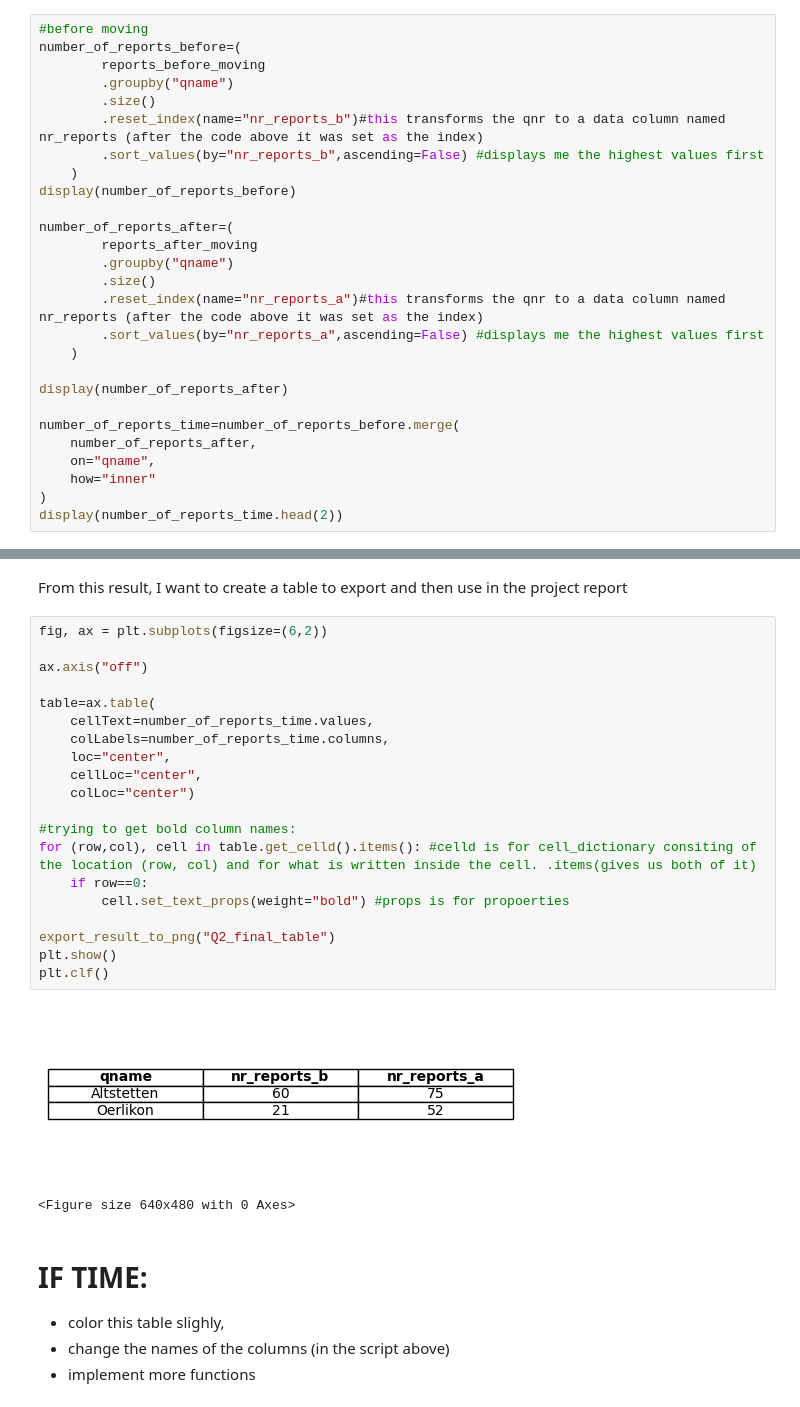
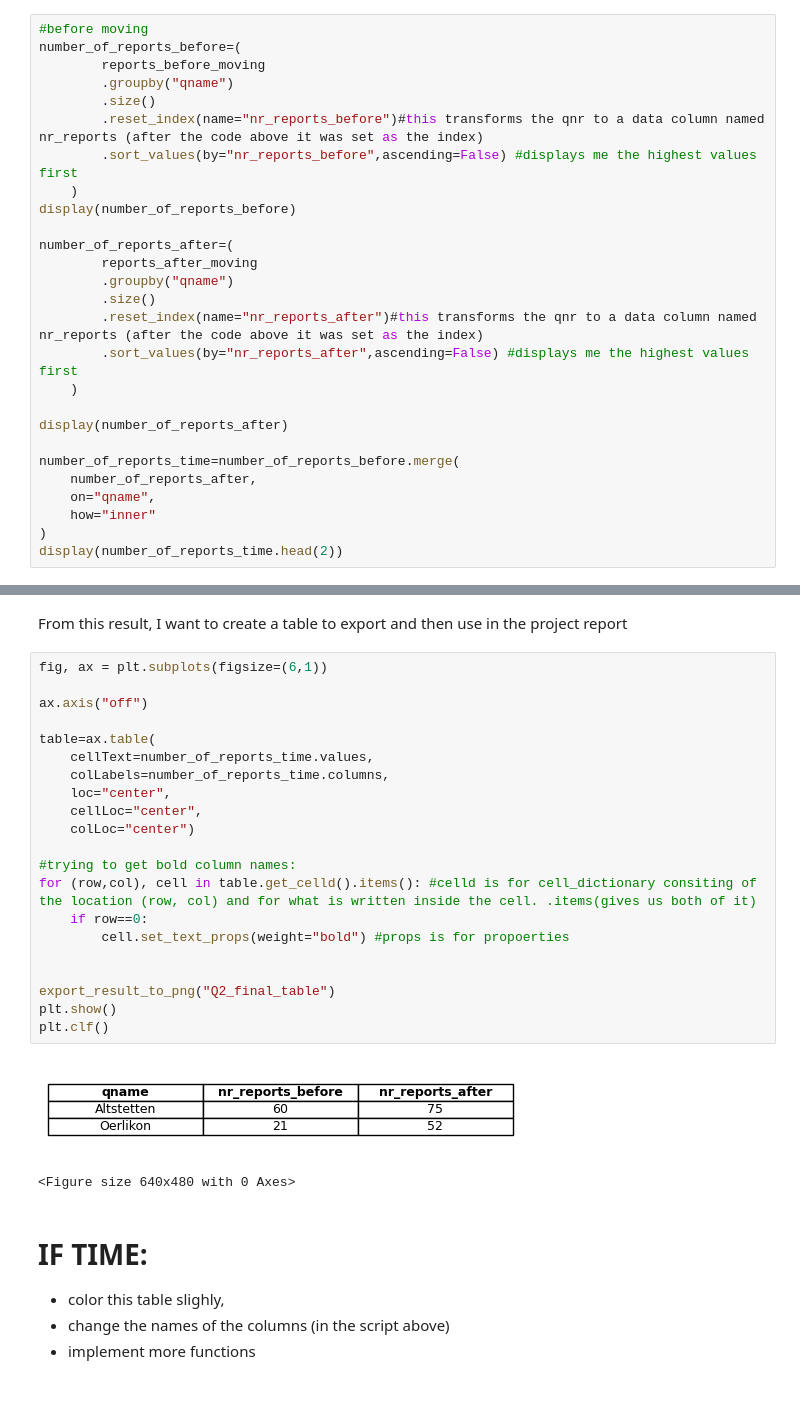
Before and after one commit to mj1905/sds210_project_Matthias_Jost, a Jupyter notebook: notebooks/Q2_ice_hockey_and_graffiti.ipynb, the cells around one changed output, grey strips where cells are left out. Cells and saved outputs as stored; diff of their text form.

Commit message:
Finished visualisations Q2 and Q5

```diff
--- a/notebooks/Q2_ice_hockey_and_graffiti.ipynb
+++ b/notebooks/Q2_ice_hockey_and_graffiti.ipynb
@@ -103,8 +103,8 @@ number_of_reports_before=(
         reports_before_moving
         .groupby("qname")
         .size()
-        .reset_index(name="nr_reports_b")#this transforms the qnr to a data column named nr_reports (after the code above it was set as the index)
-        .sort_values(by="nr_reports_b",ascending=False) #displays me the highest values first
+        .reset_index(name="nr_reports_before")#this transforms the qnr to a data column named nr_reports (after the code above it was set as the index)
+        .sort_values(by="nr_reports_before",ascending=False) #displays me the highest values first
     )
 display(number_of_reports_before)
 
@@ -112,8 +112,8 @@ number_of_reports_after=(
         reports_after_moving
         .groupby("qname")
         .size()
-        .reset_index(name="nr_reports_a")#this transforms the qnr to a data column named nr_reports (after the code above it was set as the index)
-        .sort_values(by="nr_reports_a",ascending=False) #displays me the highest values first
+        .reset_index(name="nr_reports_after")#this transforms the qnr to a data column named nr_reports (after the code above it was set as the index)
+        .sort_values(by="nr_reports_after",ascending=False) #displays me the highest values first
     )
 
 display(number_of_reports_after)
@@ -137,27 +137,28 @@ display(number_of_reports_time.head(2))
 # %% [markdown]
 From this result, I want to create a table to export and then use in the project report
 # %%
-fig, ax = plt.subplots(figsize=(6,2))
+fig, ax = plt.subplots(figsize=(6,1))
 
 ax.axis("off")
 
 table=ax.table(
     cellText=number_of_reports_time.values,
     colLabels=number_of_reports_time.columns,
     loc="center",
     cellLoc="center",
     colLoc="center")
 
 #trying to get bold column names:
 for (row,col), cell in table.get_celld().items(): #celld is for cell_dictionary consiting of the location (row, col) and for what is written inside the cell. .items(gives us both of it)
     if row==0:
         cell.set_text_props(weight="bold") #props is for propoerties
 
+
 export_result_to_png("Q2_final_table")
 plt.show()
 plt.clf()
 # %% [output]
-[figure, old version]
+[figure, new version]
 <Figure size 640x480 with 0 Axes>
 # %% [markdown]
 # IF TIME:
```
Also changed, not shown: parts of 7 cells of this notebook, 4 other files.
